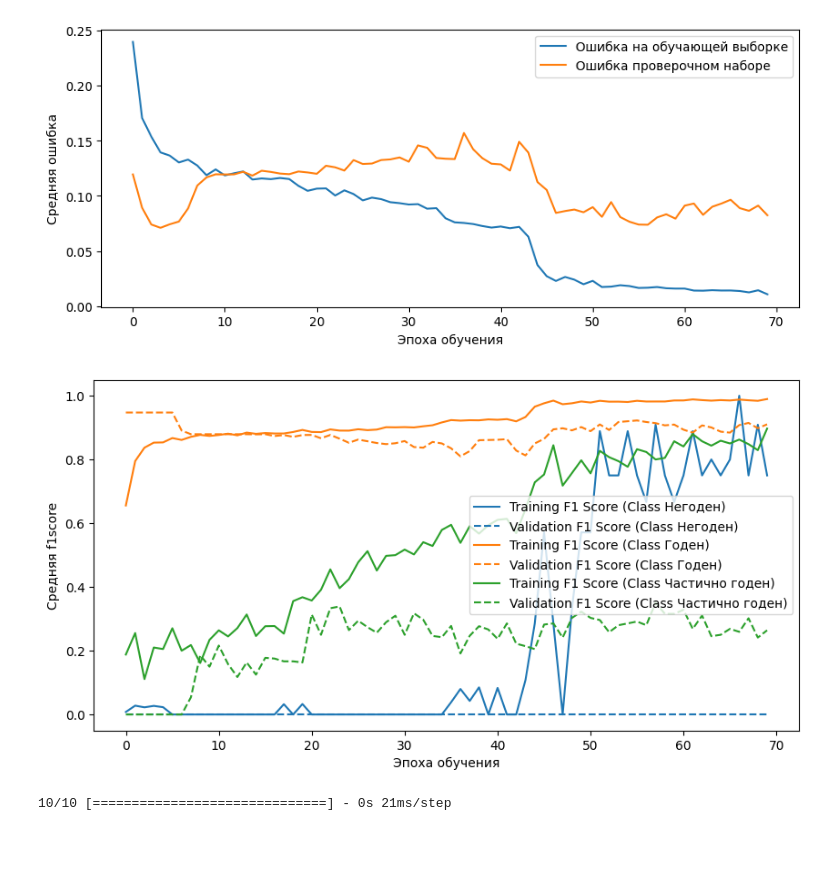
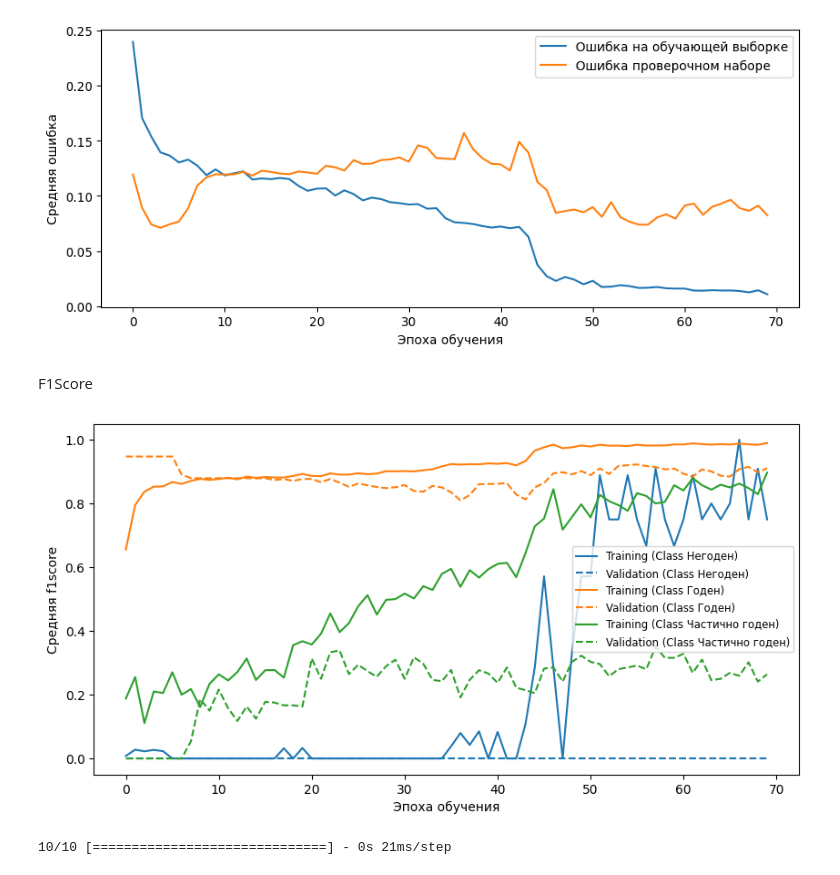
Before and after one commit to Untick/InspectrumClinic_RecSys, a Jupyter notebook: Paul Himyak/main_25_05.ipynb, the cells around one changed output. Cells and saved outputs as stored; diff of their text form; code cells hidden in the pictures; blank space fills up the shorter version.

```diff
--- a/Paul Himyak/main_25_05.ipynb
+++ b/Paul Himyak/main_25_05.ipynb
@@ -573,23 +573,29 @@ Epoch 70/70
 compare_sharp_loss(history, 10, 4)
 # %% [output]
 [figure]
+# %% [markdown]
+F1Score
 # %%
+
 train_f1scores = np.array(history.history['f1_score'])
 val_f1scores = np.array(history.history['val_f1_score'])
 plt.figure(figsize=(10,5))
 
 for class_idx in range(Y_CLASSES):
     color = f'C{class_idx}'
-    plt.plot(train_f1scores[:, class_idx], color=color, linestyle = '-', label=f'Training F1 Score (Class {MyUtils.conclusion_map[class_idx]})')
-    plt.plot(val_f1scores[:, class_idx], color=color, linestyle = '--',label=f'Validation F1 Score (Class {MyUtils.conclusion_map[class_idx]})')
+    plt.plot(train_f1scores[:, class_idx], color=color, linestyle = '-', label=f'Training (Class {MyUtils.conclusion_map[class_idx]})')
+    plt.plot(val_f1scores[:, class_idx], color=color, linestyle = '--',label=f'Validation (Class {MyUtils.conclusion_map[class_idx]})')
 
+plt.legend(fontsize='small')
 
 plt.xlabel('Эпоха обучения')
 plt.ylabel('Средняя f1score')
-plt.legend()
+
+#plt.title("Training and Validation F1 Score by Class")
+
 plt.show()
 # %% [output]
-[figure, old version]
+[figure, new version]
 # %%
 y_pred  = model2.predict((x_test, x_test_mkb, x_test_harmfull, x_test_prof, x_test_additions))
 # %% [output]
```
